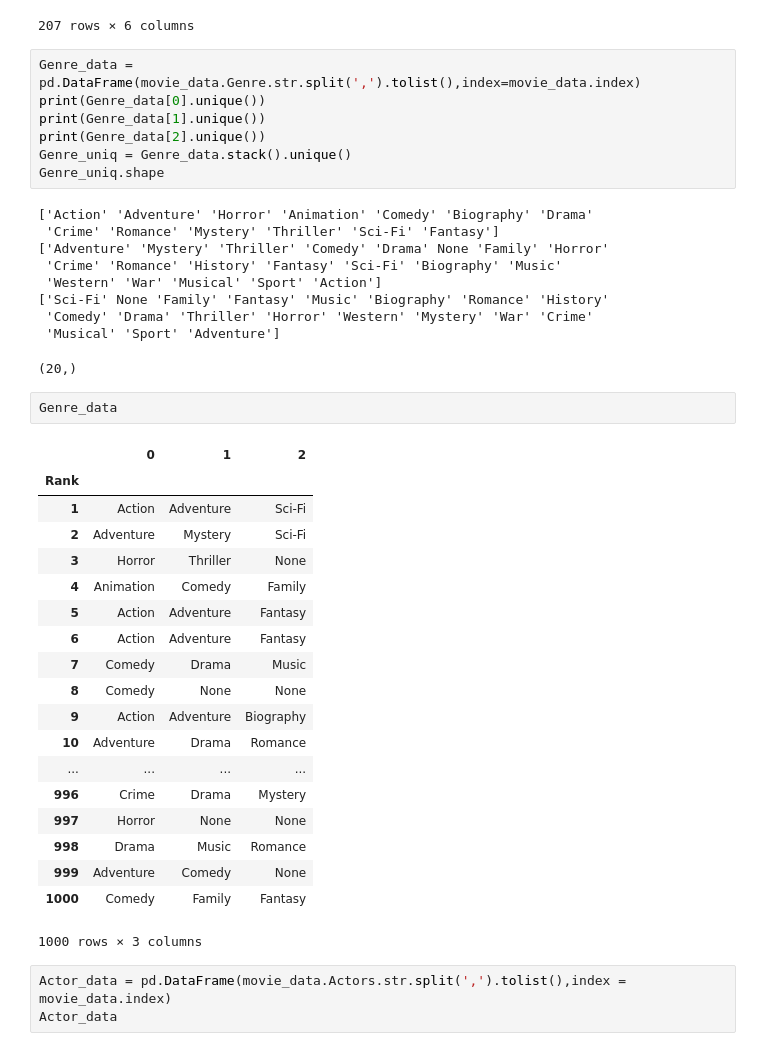
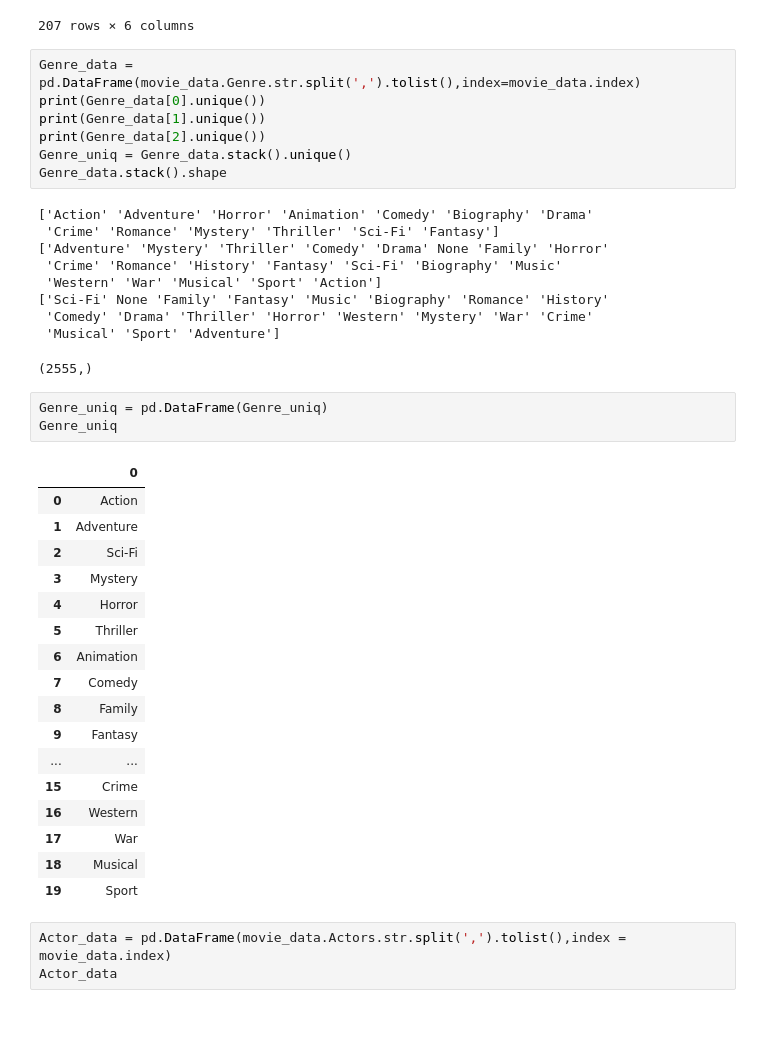
Before and after one commit to yaminijoshi89/INSAID-Projects, a Jupyter notebook: IMBD Movies EDA.ipynb, the cells around one changed output. Saved outputs shown, nothing was run; the diff lists cells and outputs as text; blank space fills up the shorter version.

```diff
--- a/IMBD Movies EDA.ipynb
+++ b/IMBD Movies EDA.ipynb
@@ -93,7 +89,7 @@ print(Genre_data[0].unique())
 print(Genre_data[1].unique())
 print(Genre_data[2].unique())
 Genre_uniq = Genre_data.stack().unique()
-Genre_uniq.shape
+Genre_data.stack().shape
 # %% [output]
 ['Action' 'Adventure' 'Horror' 'Animation' 'Comedy' 'Biography' 'Drama'
  'Crime' 'Romance' 'Mystery' 'Thriller' 'Sci-Fi' 'Fantasy']
@@ -103,29 +99,28 @@ Genre_uniq.shape
 ['Sci-Fi' None 'Family' 'Fantasy' 'Music' 'Biography' 'Romance' 'History'
  'Comedy' 'Drama' 'Thriller' 'Horror' 'Western' 'Mystery' 'War' 'Crime'
  'Musical' 'Sport' 'Adventure']
-(20,)
+(2555,)
-# %%
-Genre_data
-# %% [output]
-|  | 0 | 1 | 2 |
-| Rank |  |  |  |
-| 1 | Action | Adventure | Sci-Fi |
-| 2 | Adventure | Mystery | Sci-Fi |
-| 3 | Horror | Thriller | None |
-| 4 | Animation | Comedy | Family |
-| 5 | Action | Adventure | Fantasy |
-| 6 | Action | Adventure | Fantasy |
-| 7 | Comedy | Drama | Music |
-| 8 | Comedy | None | None |
-| 9 | Action | Adventure | Biography |
-| 10 | Adventure | Drama | Romance |
-| ... | ... | ... | ... |
-| 996 | Crime | Drama | Mystery |
-| 997 | Horror | None | None |
-| 998 | Drama | Music | Romance |
-| 999 | Adventure | Comedy | None |
-| 1000 | Comedy | Family | Fantasy |
-1000 rows × 3 columns
+# %%
+Genre_uniq = pd.DataFrame(Genre_uniq)
+Genre_uniq
+# %% [output]
+|  | 0 |
+| 0 | Action |
+| 1 | Adventure |
+| 2 | Sci-Fi |
+| 3 | Mystery |
+| 4 | Horror |
+| 5 | Thriller |
+| 6 | Animation |
+| 7 | Comedy |
+| 8 | Family |
+| 9 | Fantasy |
+| ... | ... |
+| 15 | Crime |
+| 16 | Western |
+| 17 | War |
+| 18 | Musical |
+| 19 | Sport |
 # %%
 Actor_data = pd.DataFrame(movie_data.Actors.str.split(',').tolist(),index = movie_data.index)
 Actor_data
```
Also changed, not shown: parts of 9 cells of this notebook.
